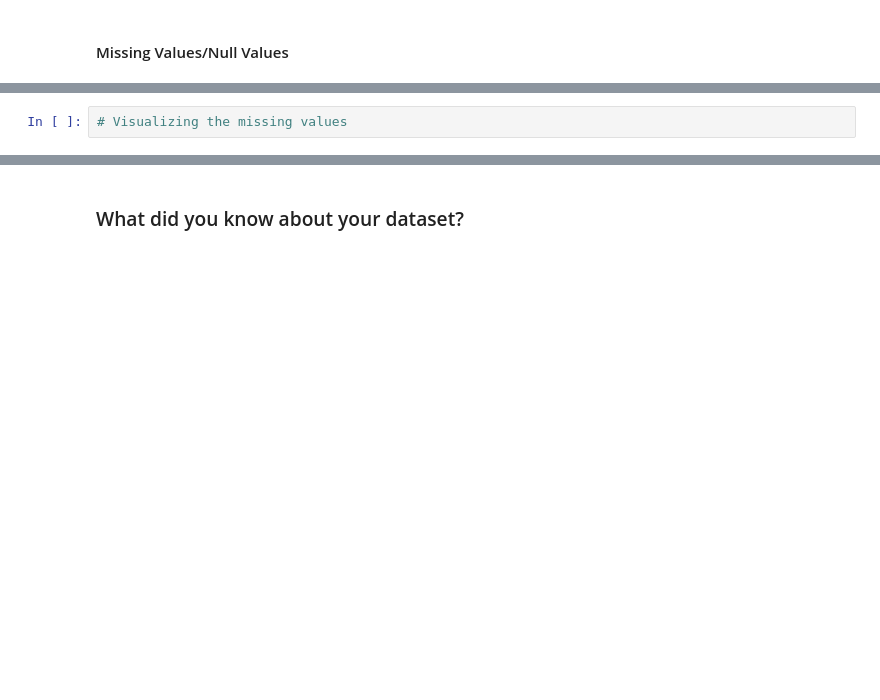
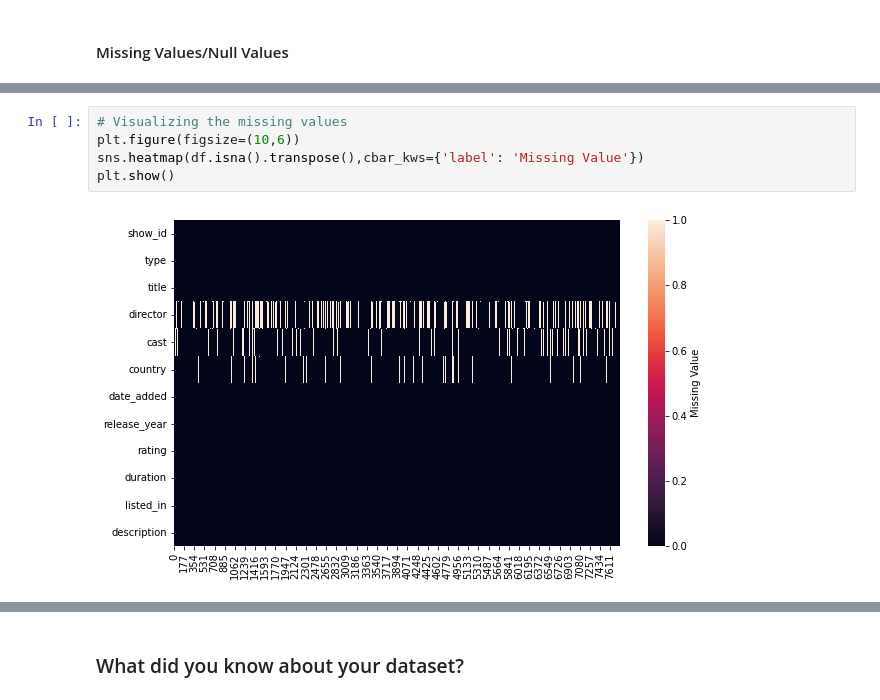
Before and after one commit to Kaushaljha488/NETFLIX_MOVIES_AND_TV_SHOWS_CLUSTERING, a Jupyter notebook: Kaushal_NETFLIX_MOVIES_AND_TV_SHOWS_CLUSTERING.ipynb, the cells around one changed output, grey strips where cells are left out. Saved outputs shown, nothing was run; the diff lists cells and outputs as text; blank space fills up the shorter version.

```diff
--- a/Kaushal_NETFLIX_MOVIES_AND_TV_SHOWS_CLUSTERING.ipynb
+++ b/Kaushal_NETFLIX_MOVIES_AND_TV_SHOWS_CLUSTERING.ipynb
@@ -112,2 +151,7 @@ Numbers of columns in data set are: 12
-# %%
-# Visualizing the missing values
+# %%
+# Visualizing the missing values
+plt.figure(figsize=(10,6))
+sns.heatmap(df.isna().transpose(),cbar_kws={'label': 'Missing Value'})
+plt.show()
+# %% [output]
+[figure, added]
```
Also changed, not shown: parts of 12 cells of this notebook.
